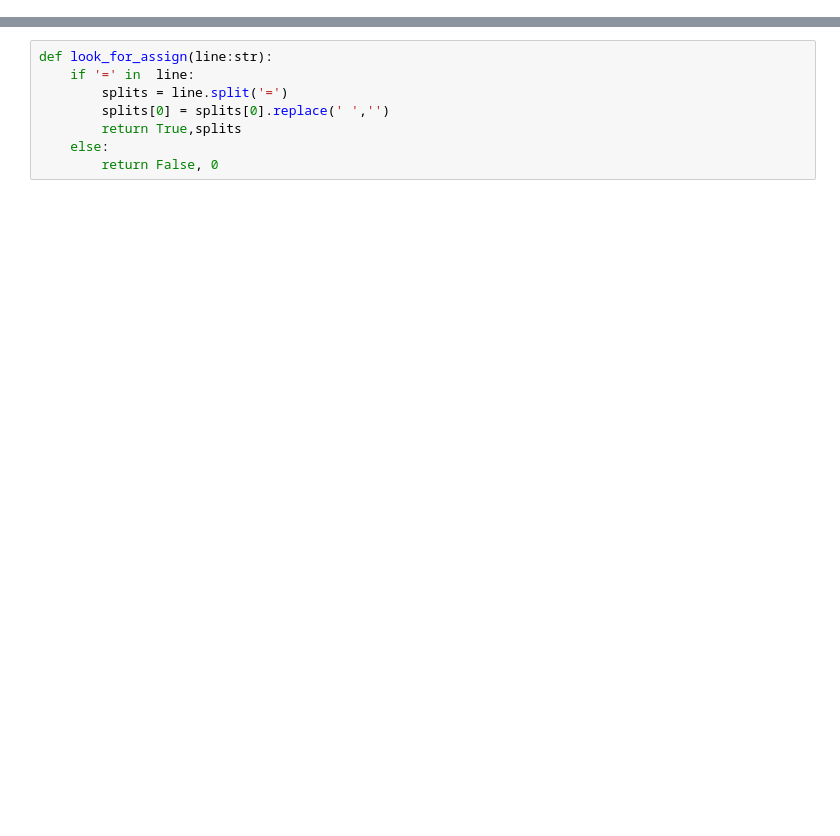
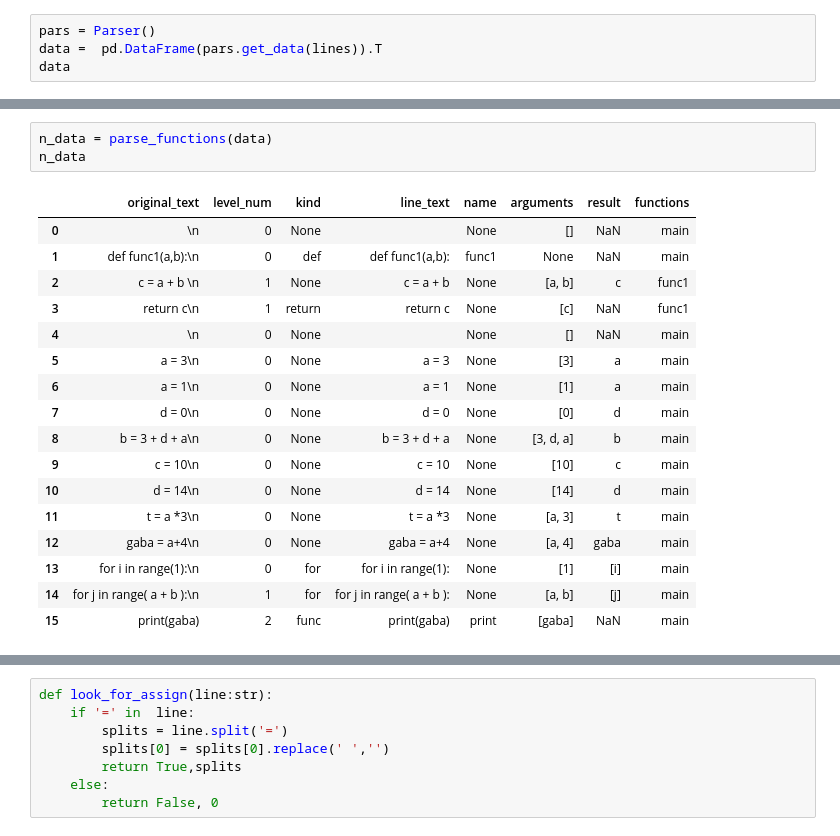
Before and after one commit to MaciejZajkowski/ECOTE-Proj, a Jupyter notebook: notebooks/testing-temp.ipynb, the cells around one changed output, grey strips where cells are left out. Cells and saved outputs as stored; diff of their text form; blank space fills up the shorter version.

Commit message:
parsed functions + extracting

```diff
--- a/notebooks/testing-temp.ipynb
+++ b/notebooks/testing-temp.ipynb
@@ -18,0 +29,4 @@ lines
+# %%
+pars = Parser()
+data =  pd.DataFrame(pars.get_data(lines)).T
+data
@@ -18,0 +51,21 @@ lines
+# %%
+n_data = parse_functions(data)
+n_data
+# %% [output]
+|  | original_text | level_num | kind | line_text | name | arguments | result | functions |
+| 0 | \n | 0 | None |  | None | [] | NaN | main |
+| 1 | def func1(a,b):\n | 0 | def | def func1(a,b): | func1 | None | NaN | main |
+| 2 | c = a + b \n | 1 | None | c = a + b | None | [a, b] | c | func1 |
+| 3 | return c\n | 1 | return | return c | None | [c] | NaN | func1 |
+| 4 | \n | 0 | None |  | None | [] | NaN | main |
+| 5 | a = 3\n | 0 | None | a = 3 | None | [3] | a | main |
+| 6 | a = 1\n | 0 | None | a = 1 | None | [1] | a | main |
+| 7 | d = 0\n | 0 | None | d = 0 | None | [0] | d | main |
+| 8 | b = 3 + d + a\n | 0 | None | b = 3 + d + a | None | [3, d, a] | b | main |
+| 9 | c = 10\n | 0 | None | c = 10 | None | [10] | c | main |
+| 10 | d = 14\n | 0 | None | d = 14 | None | [14] | d | main |
+| 11 | t = a *3\n | 0 | None | t = a *3 | None | [a, 3] | t | main |
+| 12 | gaba = a+4\n | 0 | None | gaba = a+4 | None | [a, 4] | gaba | main |
+| 13 | for i in range(1):\n | 0 | for | for i in range(1): | None | [1] | [i] | main |
+| 14 | for j in range( a + b ):\n | 1 | for | for j in range( a + b ): | None | [a, b] | [j] | main |
+| 15 | print(gaba) | 2 | func | print(gaba) | print | [gaba] | NaN | main |
```
Also changed, not shown: parts of 28 cells of this notebook, 2 other files.
